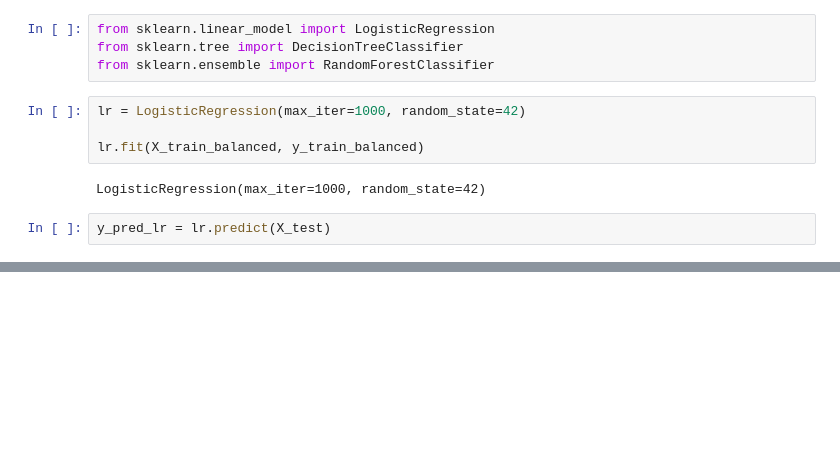
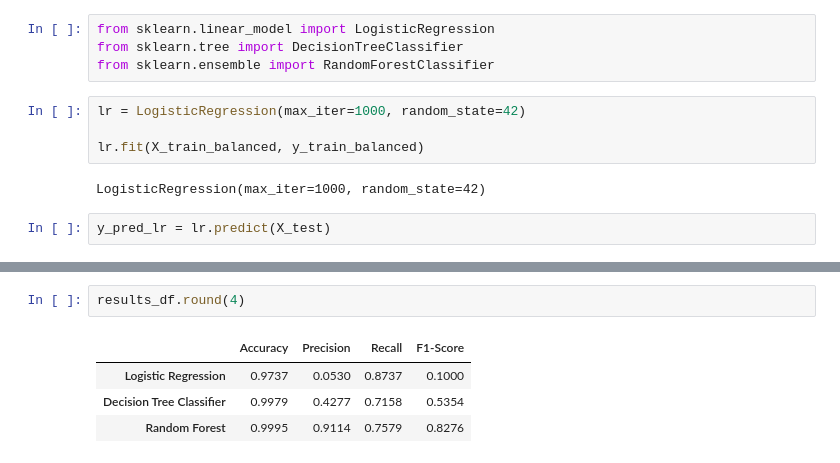
Before and after one commit to kainat-T/Fraud-Detection-ML-project, a Jupyter notebook: fraud-detection.ipynb, the cells around one changed output, grey strips where cells are left out. Saved outputs shown, nothing was run; the diff lists cells and outputs as text; blank space fills up the shorter version.

```diff
--- a/fraud-detection.ipynb
+++ b/fraud-detection.ipynb
@@ -303,0 +454,7 @@ print(lr_results)
+# %%
+results_df.round(4)
+# %% [output]
+|  | Accuracy | Precision | Recall | F1-Score |
+| Logistic Regression | 0.9737 | 0.0530 | 0.8737 | 0.1000 |
+| Decision Tree Classifier | 0.9979 | 0.4277 | 0.7158 | 0.5354 |
+| Random Forest | 0.9995 | 0.9114 | 0.7579 | 0.8276 |
```
Also changed, not shown: parts of 17 cells of this notebook.
